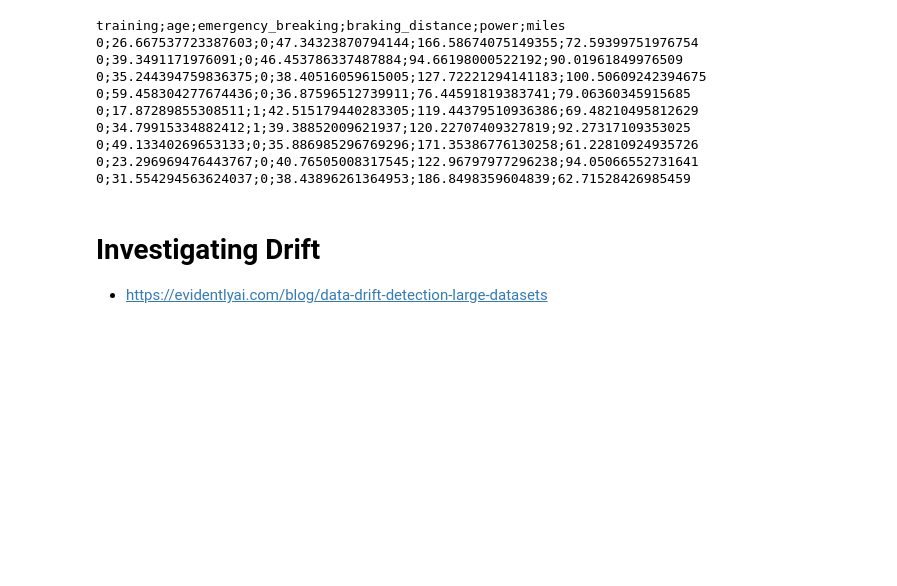
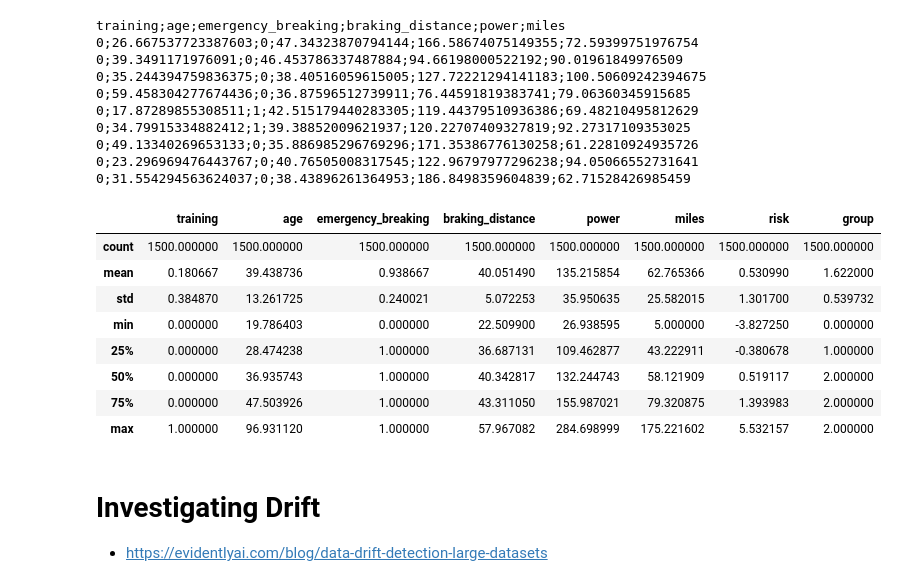
Before and after one commit to openknowledge/mlops, a Jupyter notebook: data/generate-causal.ipynb, the cells around one changed output. Saved outputs shown, nothing was run; the diff lists cells and outputs as text; code cells hidden in the pictures; blank space fills up the shorter version.

Commit message:
analysis updated on fixed miles

```diff
--- a/data/generate-causal.ipynb
+++ b/data/generate-causal.ipynb
@@ -1029,6 +1029,23 @@ training;age;emergency_breaking;braking_distance;power;miles
 0;49.13340269653133;0;35.886985296769296;171.35386776130258;61.22810924935726
 0;23.296969476443767;0;40.76505008317545;122.96797977296238;94.05066552731641
 0;31.554294563624037;0;38.43896261364953;186.8498359604839;62.71528426985459
+# %%
+import pandas as pd
+
+iteration = 36
+
+df = pd.read_csv(f'month-{iteration}.csv', delimiter=';')
+df.describe()
+# %% [output]
+|  | training | age | emergency_breaking | braking_distance | power | miles | risk | group |
+| count | 1500.000000 | 1500.000000 | 1500.000000 | 1500.000000 | 1500.000000 | 1500.000000 | 1500.000000 | 1500.000000 |
+| mean | 0.180667 | 39.438736 | 0.938667 | 40.051490 | 135.215854 | 62.765366 | 0.530990 | 1.622000 |
+| std | 0.384870 | 13.261725 | 0.240021 | 5.072253 | 35.950635 | 25.582015 | 1.301700 | 0.539732 |
+| min | 0.000000 | 19.786403 | 0.000000 | 22.509900 | 26.938595 | 5.000000 | -3.827250 | 0.000000 |
+| 25% | 0.000000 | 28.474238 | 1.000000 | 36.687131 | 109.462877 | 43.222911 | -0.380678 | 1.000000 |
+| 50% | 0.000000 | 36.935743 | 1.000000 | 40.342817 | 132.244743 | 58.121909 | 0.519117 | 2.000000 |
+| 75% | 0.000000 | 47.503926 | 1.000000 | 43.311050 | 155.987021 | 79.320875 | 1.393983 | 2.000000 |
+| max | 1.000000 | 96.931120 | 1.000000 | 57.967082 | 284.698999 | 175.221602 | 5.532157 | 2.000000 |
 # %% [markdown]
 # Investigating Drift
 * https://evidentlyai.com/blog/data-drift-detection-large-datasets
```
